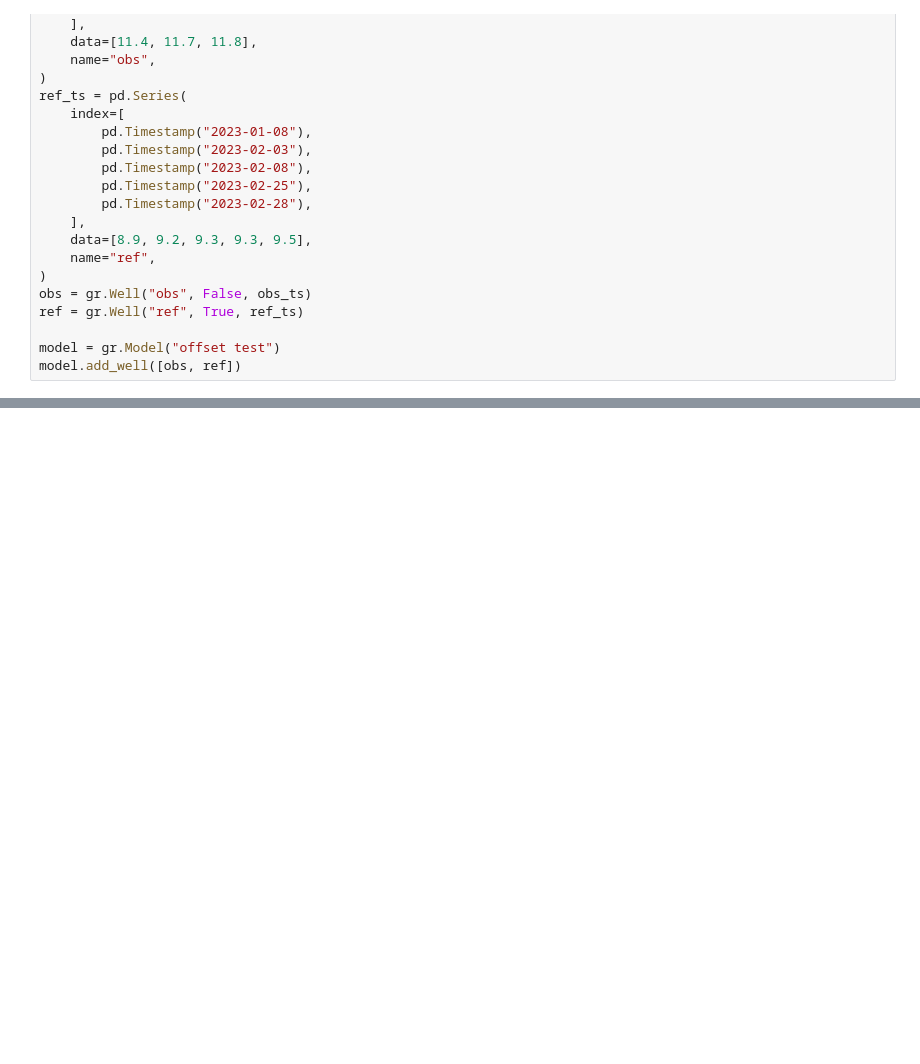
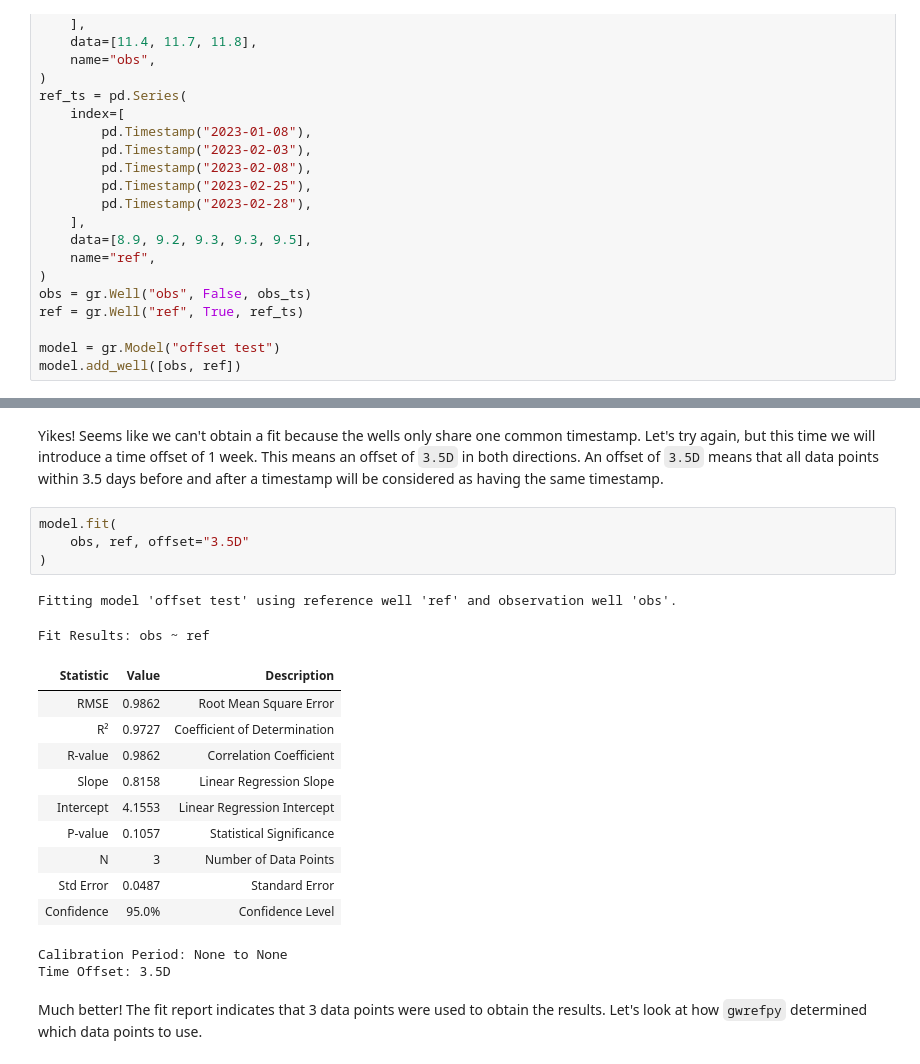
Before and after one commit to sgfsweden/gwrefpy, a Jupyter notebook: docs/tutorials/time_offsets.ipynb, the cells around one changed output, grey strips where cells are left out. Cells and saved outputs as stored; diff of their text form; blank space fills up the shorter version.

```diff
--- a/docs/tutorials/time_offsets.ipynb
+++ b/docs/tutorials/time_offsets.ipynb
@@ -48,0 +79,23 @@ ref_ts.plot(ax=down)
+# %% [markdown]
+Yikes! Seems like we can't obtain a fit because the wells only share one common timestamp. Let's try again, but this time we will introduce a time offset of 1 week. This means an offset of `3.5D` in both directions. An offset of `3.5D` means that all data points within 3.5 days before and after a timestamp will be considered as having the same timestamp.
+# %%
+model.fit(
+    obs, ref, offset="3.5D"
+)
+# %% [output]
+Fitting model 'offset test' using reference well 'ref' and observation well 'obs'.
+Fit Results: obs ~ ref
+| Statistic | Value | Description |
+| RMSE | 0.9862 | Root Mean Square Error |
+| R² | 0.9727 | Coefficient of Determination |
+| R-value | 0.9862 | Correlation Coefficient |
+| Slope | 0.8158 | Linear Regression Slope |
+| Intercept | 4.1553 | Linear Regression Intercept |
+| P-value | 0.1057 | Statistical Significance |
+| N | 3 | Number of Data Points |
+| Std Error | 0.0487 | Standard Error |
+| Confidence | 95.0% | Confidence Level |
+Calibration Period: None to None
+Time Offset: 3.5D
+# %% [markdown]
+Much better! The fit report indicates that 3 data points were used to obtain the results. Let's look at how `gwrefpy` determined which data points to use.
```
Also changed, not shown: parts of 6 cells of this notebook.
